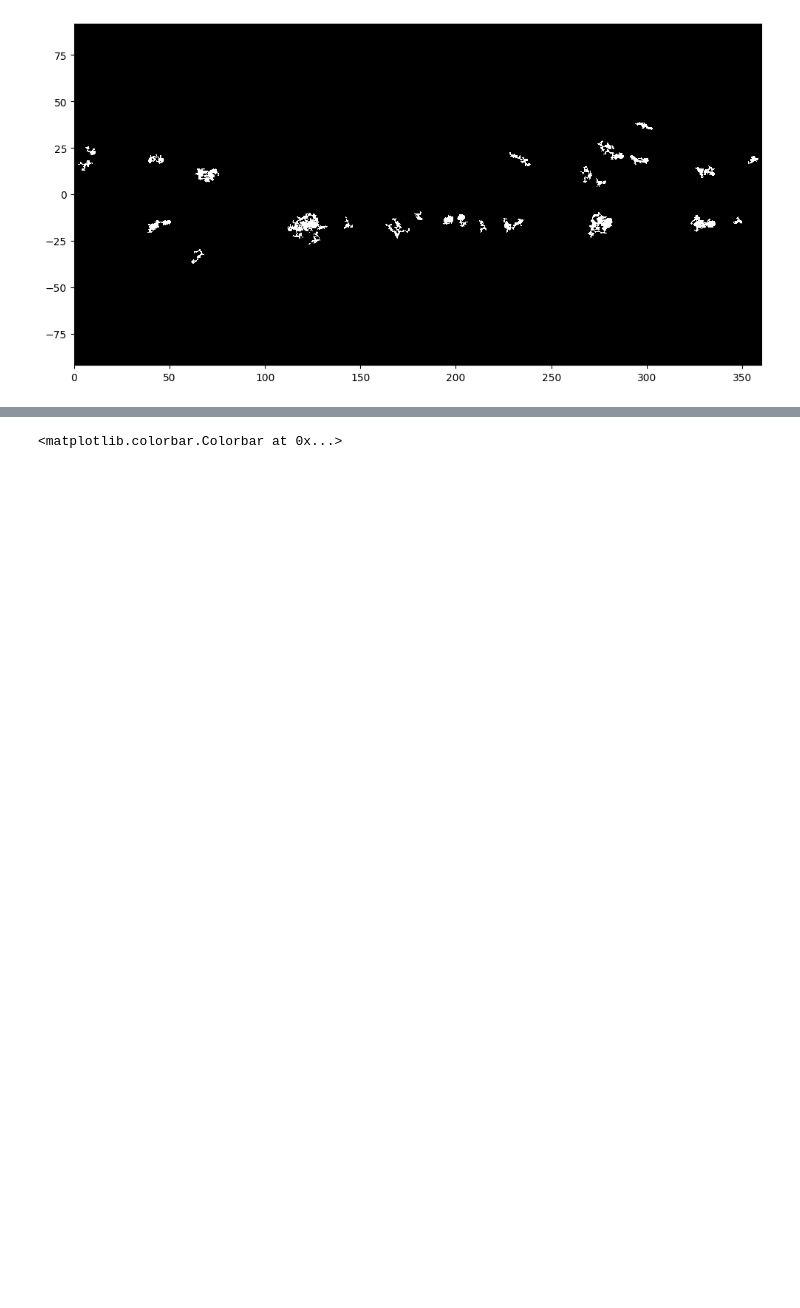
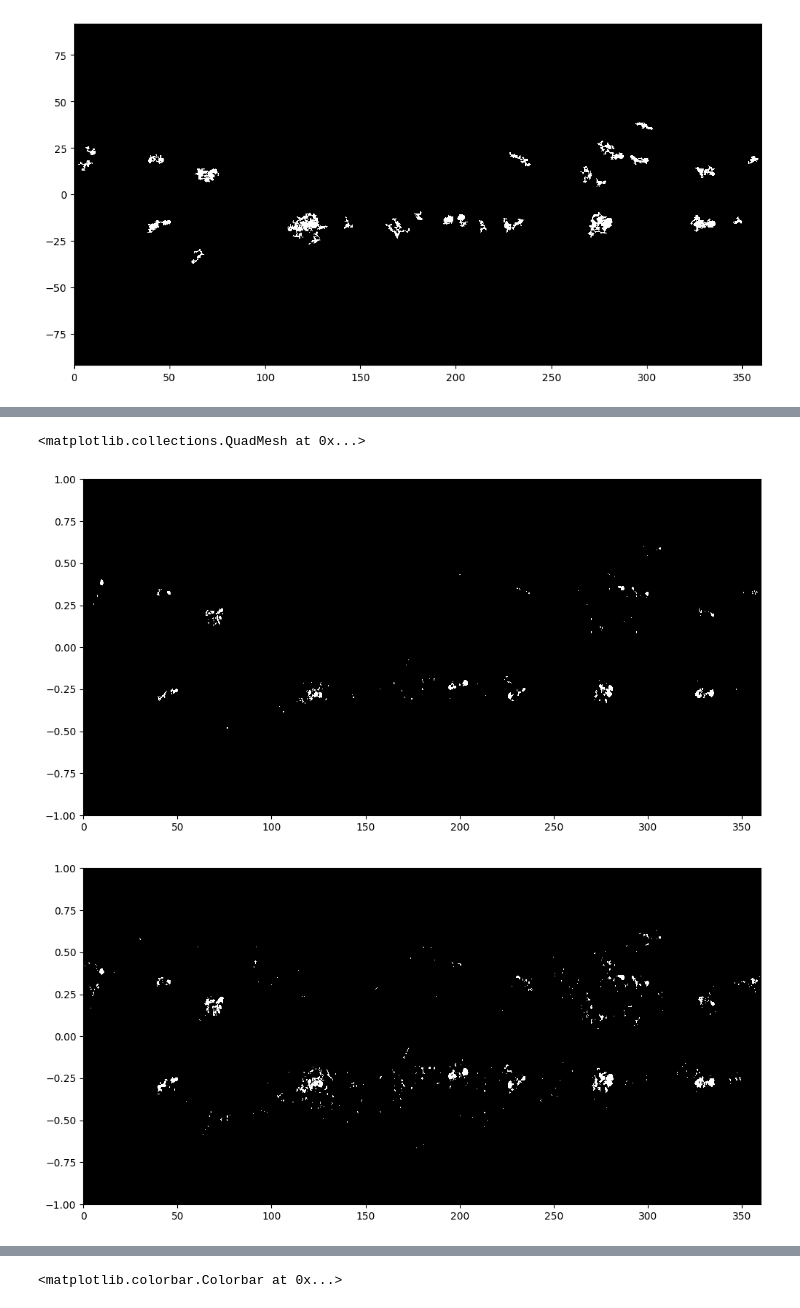
Before and after one commit to Samapti25/solar, a Jupyter notebook: carringtonmaps.ipynb, the cells around one changed output, grey strips where cells are left out. Cells and saved outputs as stored; diff of their text form; code cells hidden in the pictures; blank space fills up the shorter version.

```diff
--- a/carringtonmaps.ipynb
+++ b/carringtonmaps.ipynb
@@ -274,0 +329,22 @@ plt.pcolormesh(x,y,mask_filtered, cmap='gray')
+# %%
+fluxthres1=1e19
+fluxthres2=2e22
+
+
+binary_mask1=np.abs(flux_rad)>fluxthres1
+binary_mask2=np.abs(flux)>fluxthres2
+# %%
+
+fig = plt.figure(figsize=(12,6))
+
+x,y=np.meshgrid(lon, lat )
+plt.pcolormesh(X,Y,binary_mask1, cmap='gray')
+
+fig = plt.figure(figsize=(12,6))
+
+x,y=np.meshgrid(lon, lat )
+plt.pcolormesh(X,Y,binary_mask2, cmap='gray')
+# %% [output]
+<matplotlib.collections.QuadMesh at 0x...>
+[figure, added]
+[figure, added]
```
Also changed, not shown: parts of 27 cells of this notebook.
